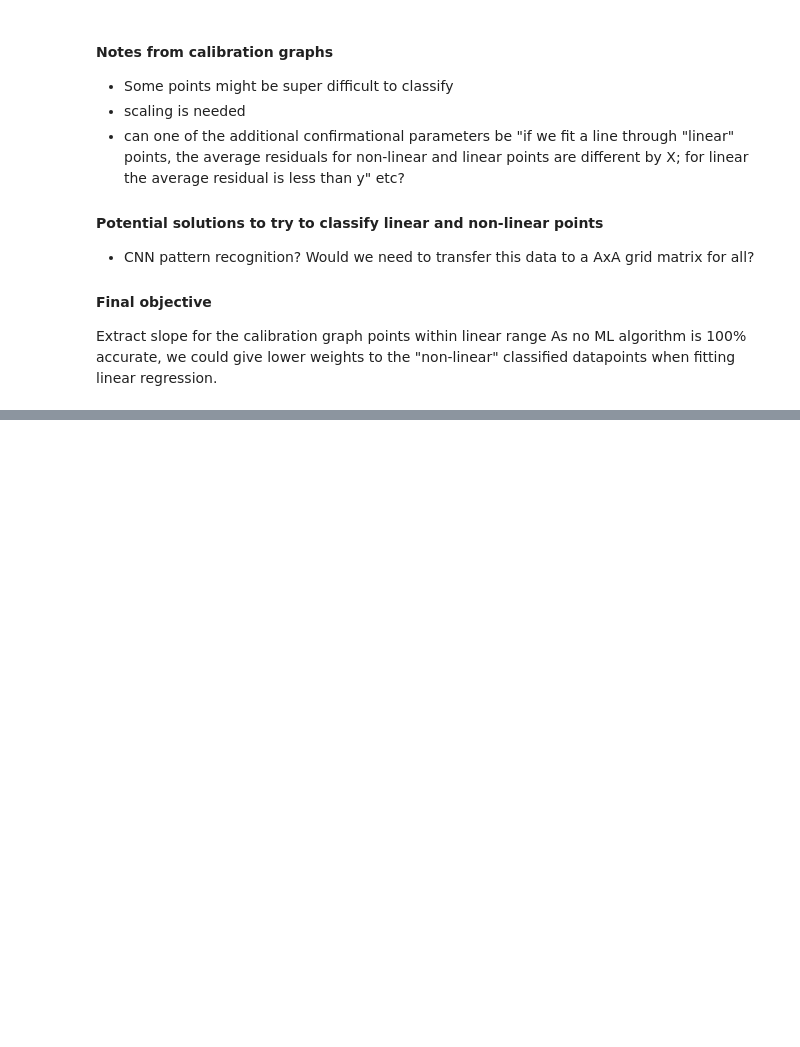
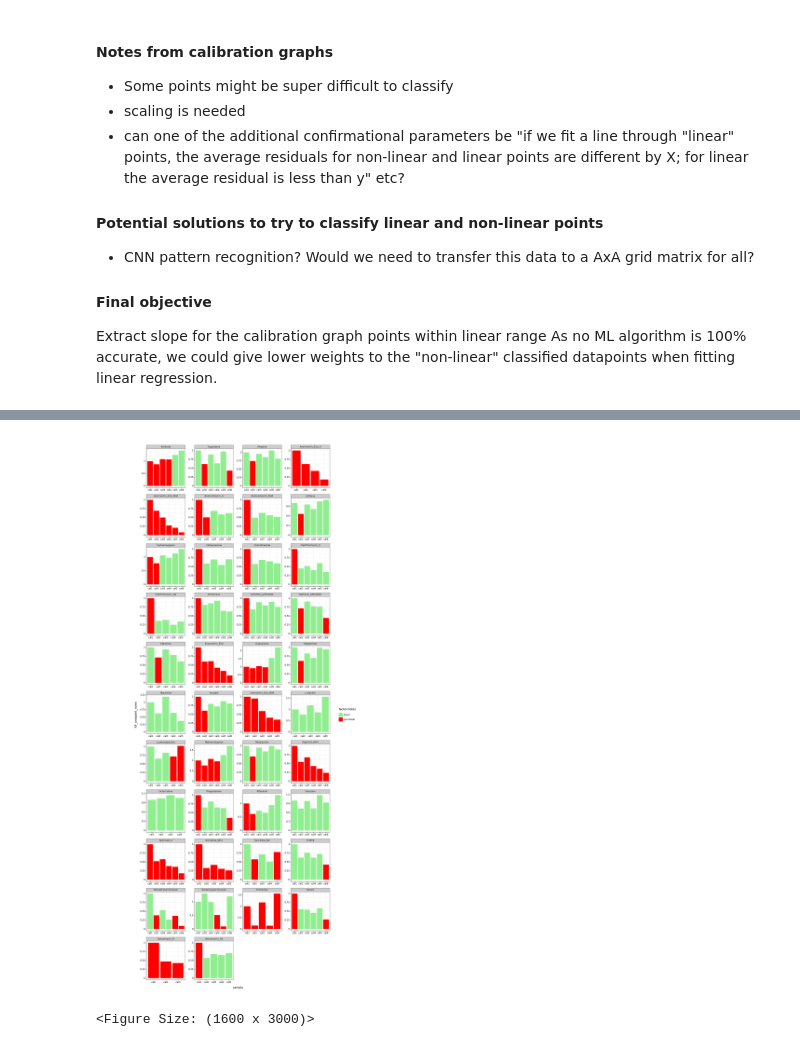
Before and after one commit to helensepman/ML_calibration_graph_linearity, a Jupyter notebook: data/visualize_HS.ipynb, the cells around one changed output, grey strips where cells are left out. Cells and saved outputs as stored; diff of their text form; code cells hidden in the pictures; blank space fills up the shorter version.

```diff
--- a/data/visualize_HS.ipynb
+++ b/data/visualize_HS.ipynb
@@ -70,0 +164,23 @@ fig_log
+# %%
+df_calibrations_lab1_merged["RF_onepoint_norm"] = df_calibrations_lab1_merged["norm_area"]/df_calibrations_lab1_merged["c_norm"]
+fig_bars2 = (
+    ggplot(data = df_calibrations_lab1_merged,
+          mapping = aes(x = 'sample', y = 'RF_onepoint_norm')) +
+    geom_col(aes(fill = "factor(note)")) +
+    scale_fill_manual(values=("lightgreen", "red")) +
+    theme_bw() +
+    facet_wrap("compound",
+               ncol=4,
+               scales="free") +
+    theme(figure_size = (16, 30),
+          axis_line = element_line(size = 0.5, colour = "black"),
+          panel_grid_major = element_line(size = 0.05, colour = "black"),
+          panel_grid_minor = element_line(size = 0.05, colour = "black"),
+          axis_text = element_text(colour ='black'),
+          aspect_ratio=1
+          )
+)
+fig_bars2
+# %% [output]
+[figure, added]
+<Figure Size: (1600 x 3000)>
```
Also changed, not shown: parts of 12 cells of this notebook.
